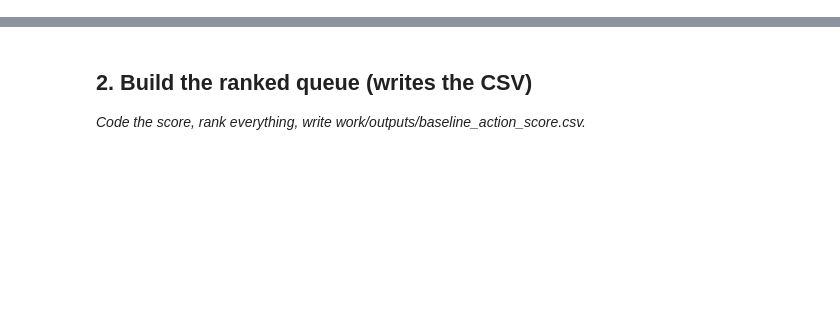
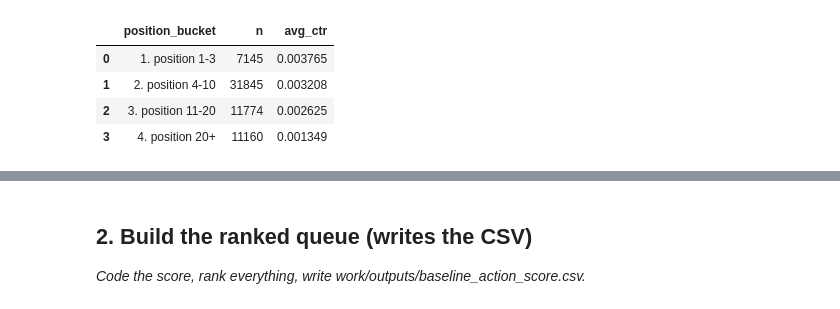
Before and after one commit to abbas-707/FlyRank-Internship, a Jupyter notebook: work/notebooks/w04_baseline_score.ipynb, the cells around one changed output, grey strips where cells are left out. Saved outputs shown, nothing was run; the diff lists cells and outputs as text; code cells hidden in the pictures; blank space fills up the shorter version.

```diff
--- a/work/notebooks/w04_baseline_score.ipynb
+++ b/work/notebooks/w04_baseline_score.ipynb
@@ -15,0 +127,37 @@ This skeleton is yours to fill. Work the sections **in order** — each one has
+# %%
+# Signal Check 2: CTR vs. Position (behind the low_ctr_visible_page flag:
+# impressions_90d >= 500, 0 < avg_position <= 20, ctr < 0.5)
+
+ctr_position_check = con.sql("""
+    WITH march_data AS (
+        SELECT
+            content_hash_id,
+            client_hash_id,
+            SUM(gsc_impressions) AS impressions_march,
+            SUM(gsc_clicks) AS clicks_march,
+            AVG(gsc_avg_position) AS avg_position_march
+        FROM 'hf://datasets/FlyRank/internship-warehouse/fact_content_daily_performance/month=2026-03/*.parquet'
+        GROUP BY content_hash_id, client_hash_id
+    )
+    SELECT
+        CASE
+            WHEN avg_position_march <= 3 THEN '1. position 1-3'
+            WHEN avg_position_march <= 10 THEN '2. position 4-10'
+            WHEN avg_position_march <= 20 THEN '3. position 11-20'
+            ELSE '4. position 20+'
+        END AS position_bucket,
+        COUNT(*) AS n,
+        AVG(clicks_march * 1.0 / NULLIF(impressions_march, 0)) AS avg_ctr
+    FROM march_data
+    WHERE impressions_march >= 500 AND avg_position_march > 0
+    GROUP BY position_bucket
+    ORDER BY position_bucket
+""").df()
+
+ctr_position_check
+# %% [output]
+|  | position_bucket | n | avg_ctr |
+| 0 | 1. position 1-3 | 7145 | 0.003765 |
+| 1 | 2. position 4-10 | 31845 | 0.003208 |
+| 2 | 3. position 11-20 | 11774 | 0.002625 |
+| 3 | 4. position 20+ | 11160 | 0.001349 |
```
Also changed, not shown: parts of 18 cells of this notebook.
